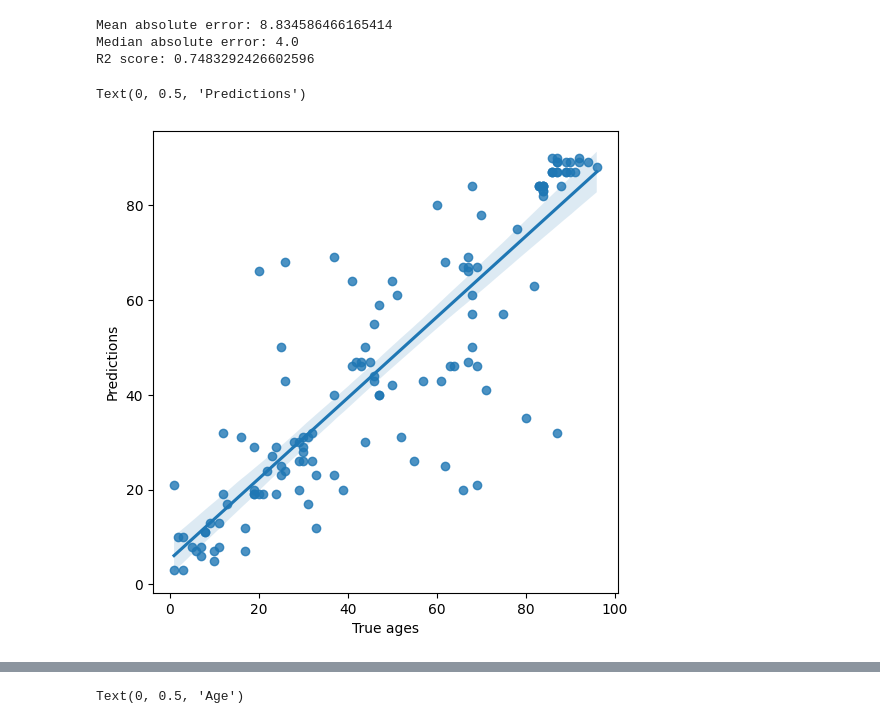
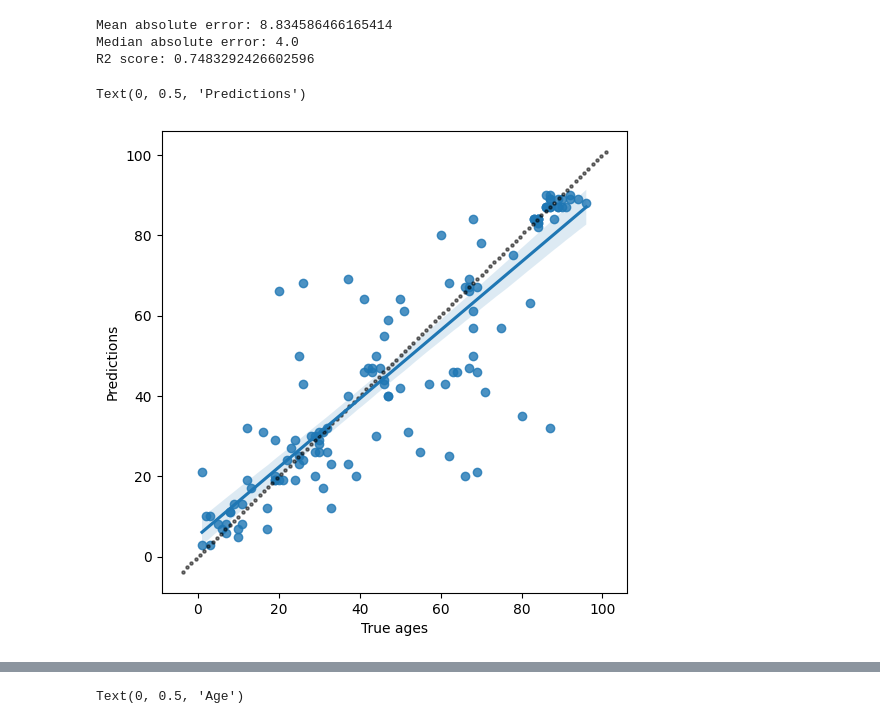
Before and after one commit to Bala-A87/CS6024-Age-prediction, a Jupyter notebook: code/results_analysis.ipynb, the cells around one changed output, grey strips where cells are left out. Drawn from its saved outputs; the diff is of its cells as text; code cells hidden in the pictures.

```diff
--- a/code/results_analysis.ipynb
+++ b/code/results_analysis.ipynb
@@ -67,10 +77,16 @@ R2 score: 0.7483292426602596
 # %%
 plt.figure(figsize=(6, 6))
 regplot(x=true_labels, y=pred_labels)
+xlim = plt.xlim()
+ylim = plt.ylim()
+start = min(xlim[0], ylim[0])
+end = max(xlim[1], ylim[1])
+correct_line = np.linspace(start, end, 100)
+plt.scatter(correct_line, correct_line, c='black', s=5, alpha=0.5)
 plt.xlabel('True ages')
 plt.ylabel('Predictions')
 # %% [output]
 Text(0, 0.5, 'Predictions')
-[figure, old version]
+[figure, new version]
 # %%
 indices = np.argsort(np.array(true_labels).reshape(-1,), axis=0)
```
Also changed, not shown: parts of 6 cells of this notebook.
